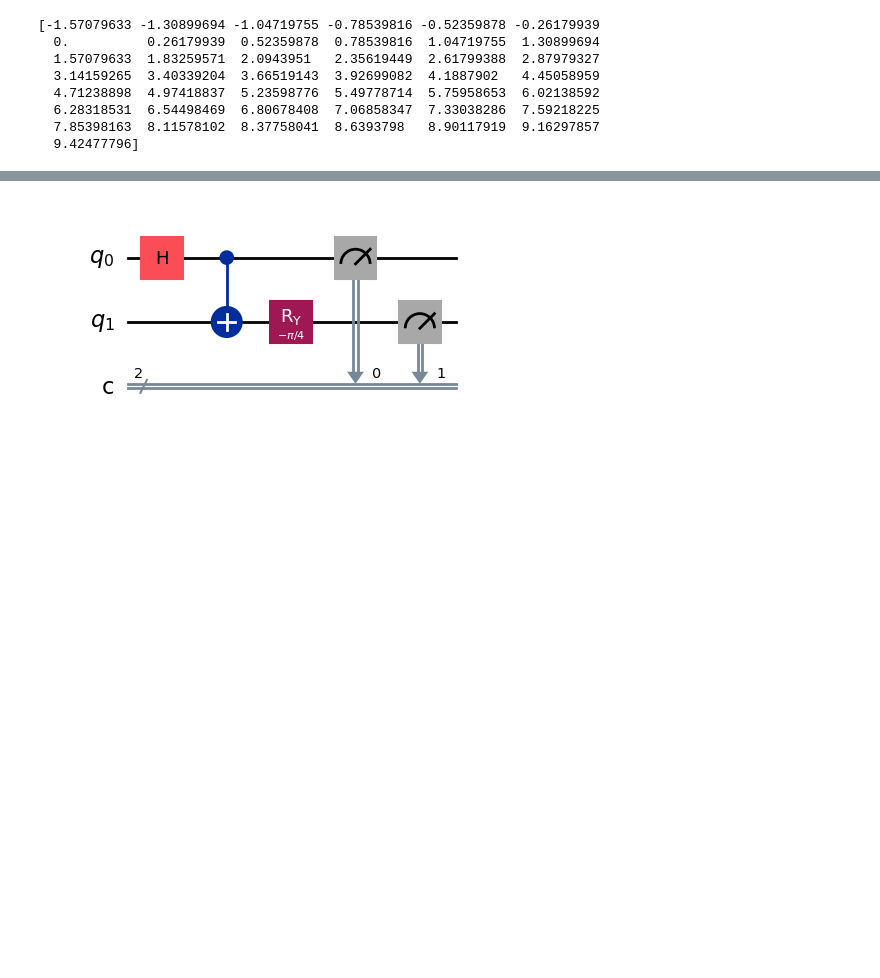
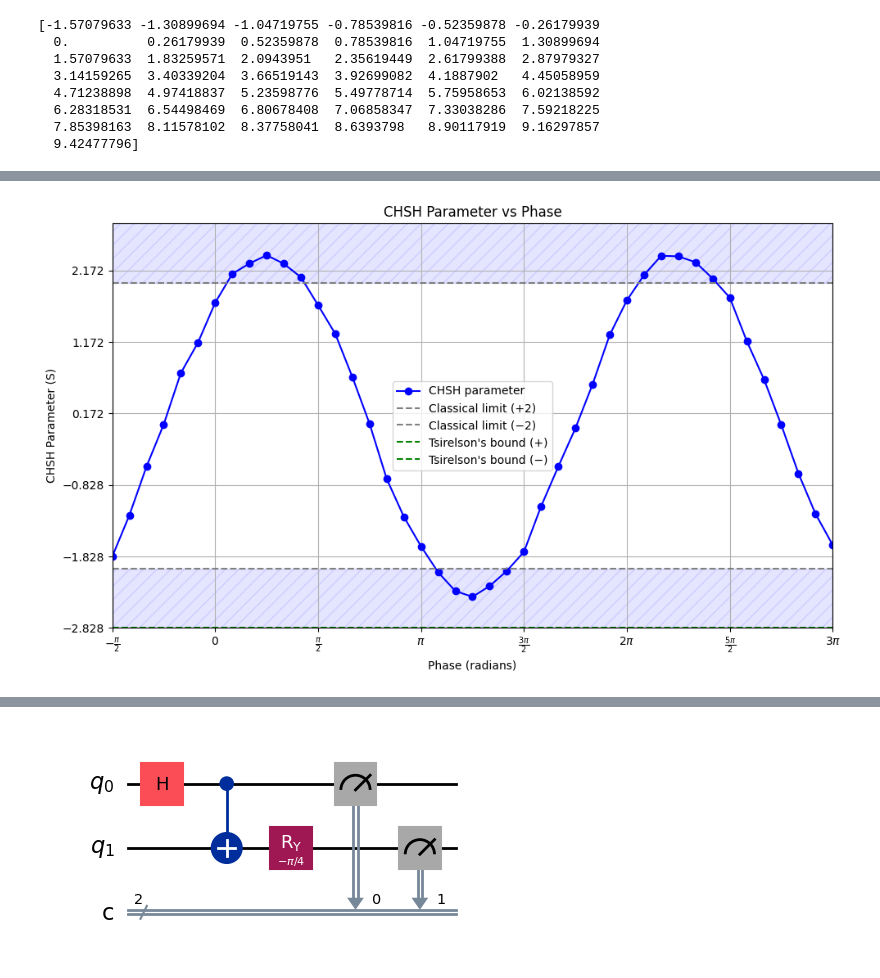
Before and after one commit to MarkAppprogrammer/CHSH-Ineq, a Jupyter notebook: code/nisq-entaglment/code.ipynb, the cells around one changed output, grey strips where cells are left out. Saved outputs shown, nothing was run; the diff lists cells and outputs as text; code cells hidden in the pictures; blank space fills up the shorter version.

```diff
--- a/code/nisq-entaglment/code.ipynb
+++ b/code/nisq-entaglment/code.ipynb
@@ -94 +85,14 @@ noise_model.add_all_qubit_quantum_error(
+# %%
+circuits = []
+metadata = []
+
+for phase in phases:
+    for x_in in [0, 1]:
+        for y_in in [0, 1]:
+            circuits.append(gen_chsh(x_in, y_in, num_qubits=6, phase=phase))
+            metadata.append({
+                'phase': phase,
+                'x_in': x_in,
+                'y_in': y_in
+            })
 # %% [markdown]
@@ -98,5 +103,6 @@ from qiskit_ibm_runtime import QiskitRuntimeService
 from qiskit_aer.noise import NoiseModel
 
 service = QiskitRuntimeService()
-backend = service.backend("ibm_torino")
+backend = service.backend("ibm_brisbane")
 noise_model = NoiseModel.from_backend(backend)
+SHOTS = 1024
@@ -113,5 +113,5 @@ from qiskit import transpile
 simulator = AerSimulator(noise_model=noise_model)
 transpiled_circuits = [transpile(circ, simulator) for circ in circuits]
 
-results = simulator.run(transpiled_circuits, shots=1024).result()
+results = simulator.run(transpiled_circuits, shots=SHOTS).result()
 counts_list = [results.get_counts(i) for i in range(len(transpiled_circuits))]
@@ -117,0 +166,36 @@ counts_list = [results.get_counts(i) for i in range(len(transpiled_circuits))]
+# %%
+import matplotlib.pyplot as plt
+import numpy as np
+
+phases_extracted, S_extracted = zip(*outputs)
+
+plt.figure(figsize=(10, 6))
+plt.plot(phases_extracted, S_extracted, marker='o', linestyle='-', color='blue', label='CHSH parameter')
+
+plt.xlim(-np.pi/2, 3*np.pi)
+plt.ylim(-2*np.sqrt(2), 2*np.sqrt(2))
+
+xticks = np.arange(-np.pi/2, 3*np.pi + 0.1, np.pi/2)
+xtick_labels = [r"$-\frac{\pi}{2}$", r"$0$", r"$\frac{\pi}{2}$", r"$\pi$", r"$\frac{3\pi}{2}$", r"$2\pi$", r"$\frac{5\pi}{2}$", r"$3\pi$"]
+plt.xticks(xticks, xtick_labels)
+
+yticks = np.arange(-2*np.sqrt(2), 2*np.sqrt(2) + 0.1, 1)
+plt.yticks(yticks)
+
+plt.axhspan(2, 2*np.sqrt(2), facecolor='blue', alpha=0.1, hatch='//', edgecolor='blue')
+plt.axhspan(-2*np.sqrt(2), -2, facecolor='blue', alpha=0.1, hatch='//', edgecolor='blue')
+
+plt.axhline(y=2, color='gray', linestyle='--', label='Classical limit (+2)')
+plt.axhline(y=-2, color='gray', linestyle='--', label='Classical limit (−2)')
+plt.axhline(y=2*np.sqrt(2), color='green', linestyle='--', label="Tsirelson's bound (+)")
+plt.axhline(y=-2*np.sqrt(2), color='green', linestyle='--', label="Tsirelson's bound (−)")
+
+plt.title("CHSH Parameter vs Phase")
+plt.xlabel("Phase (radians)")
+plt.ylabel("CHSH Parameter (S)")
+plt.grid(True)
+plt.legend()
+plt.tight_layout()
+plt.show()
+# %% [output]
+[figure, added]
```
Also changed, not shown: parts of 14 cells of this notebook, 4 other files.
